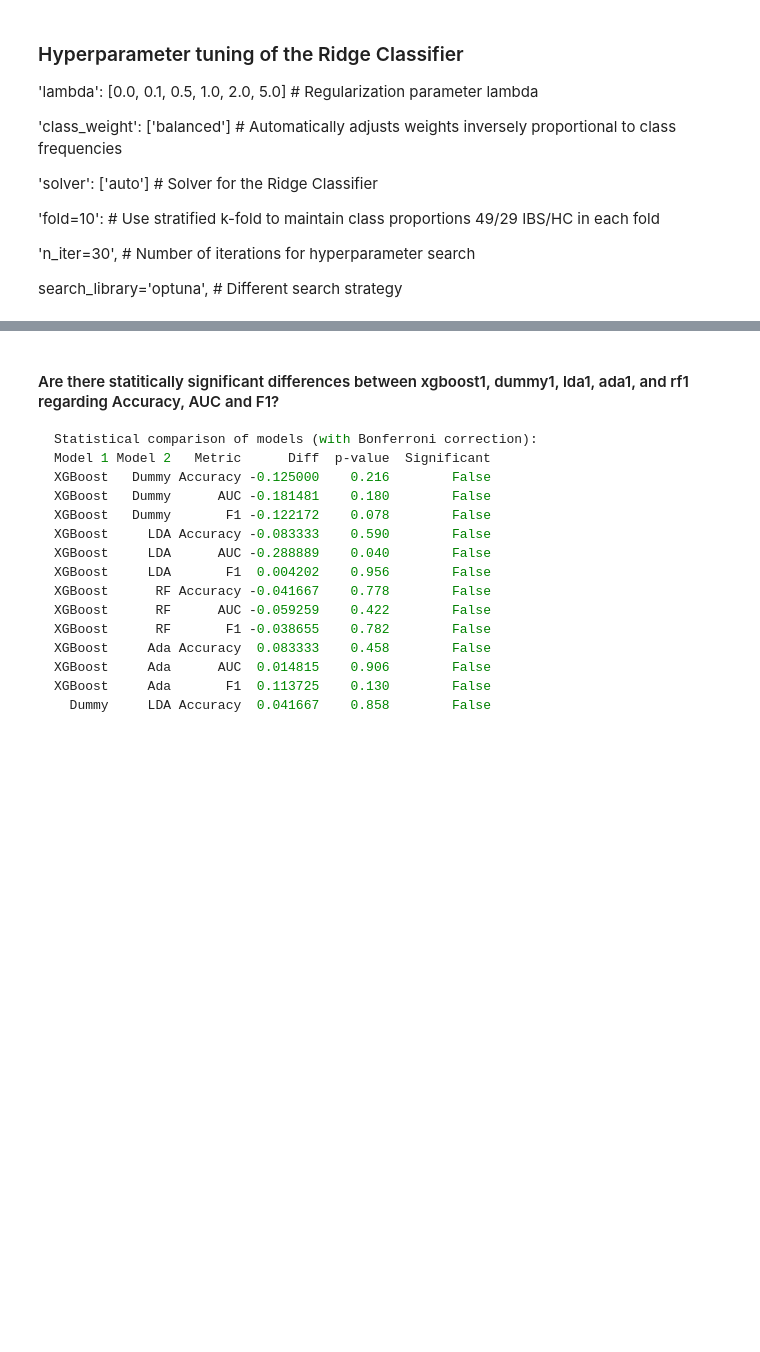
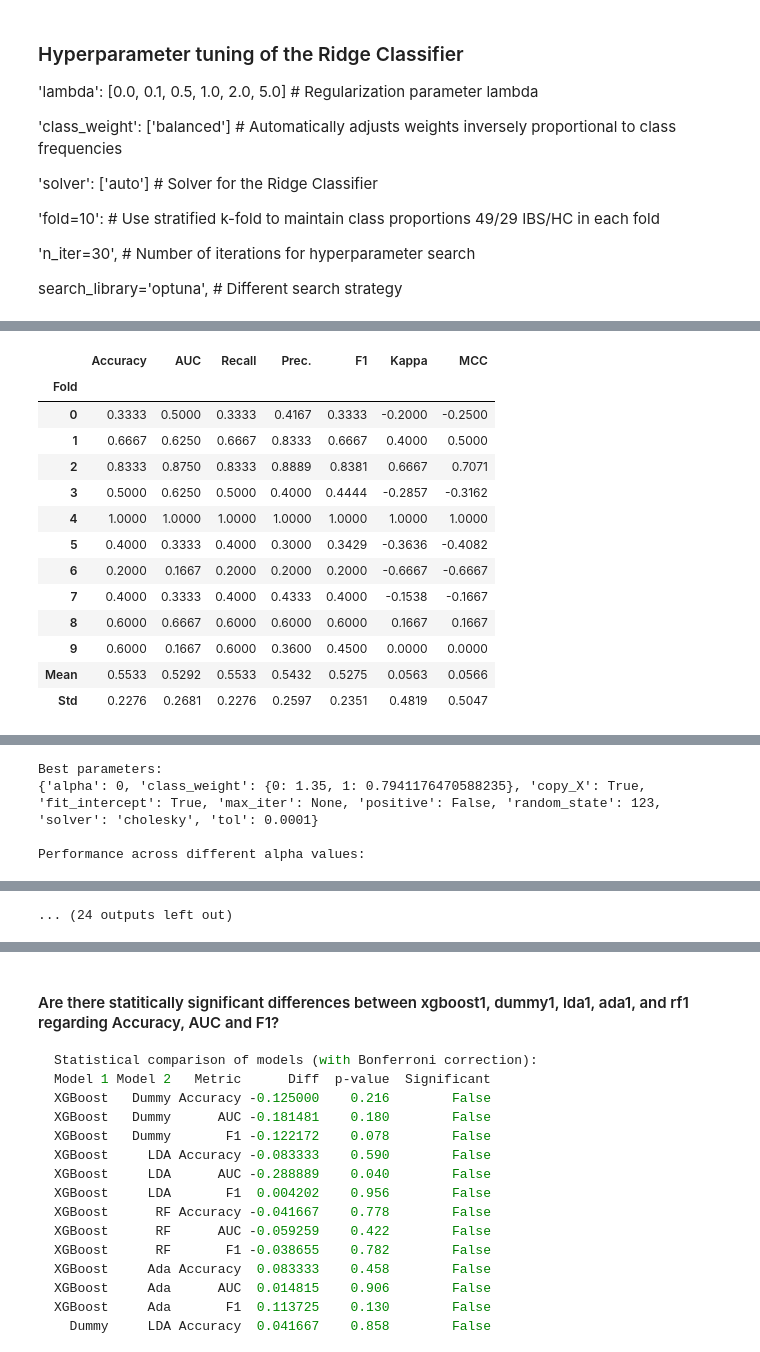
Before and after one commit to arvidl/ibs-brain, a Jupyter notebook: notebooks/05-predicting-IBS-vs-HC-from-morphometric-measures.ipynb, the cells around one changed output, grey strips where cells are left out. Saved outputs shown, nothing was run; the diff lists cells and outputs as text; code cells hidden in the pictures; blank space fills up the shorter version.

```diff
--- a/notebooks/05-predicting-IBS-vs-HC-from-morphometric-measures.ipynb
+++ b/notebooks/05-predicting-IBS-vs-HC-from-morphometric-measures.ipynb
@@ -934,0 +952,60 @@ Name: count, dtype: int64
+# %%
+# Get training and test data
+X_train = get_config('X_train')
+y_train = get_config('y_train')
+X_test = get_config('X_test')
+y_test = get_config('y_test')
+
+# Convert labels to numeric
+label_map = {'0_HC': 0, '1_IBS': 1}
+y_train_numeric = np.array([label_map[label] for label in y_train])
+y_test_numeric = np.array([label_map[label] for label in y_test])
+
+# Compute class weights for balanced training
+class_weights = compute_class_weight('balanced',
+                                   classes=np.unique(y_train_numeric),
+                                   y=y_train_numeric)
+weight_dict = dict(zip(np.unique(y_train_numeric), class_weights))
+
+# Define a comprehensive grid of alpha values including 0 (equivalent to logistic regression)
+alpha_grid = [0, 0.0001, 0.001, 0.01, 0.1, 0.5, 1.0, 2.0, 5.0, 10.0]
+
+# Tune Ridge Classifier with different alphas
+tuned_ridge = tune_model(ridge1,
+                        custom_grid={
+                            'alpha': alpha_grid,
+                            'class_weight': [None, 'balanced', weight_dict],
+                            'solver': ['auto', 'svd', 'cholesky'],
+                            'tol': [1e-4]
+                        },
+                        optimize='AUC',
+                        search_library='optuna',
+                        n_iter=100,
+                        fold=10)
+
+# Print detailed results
+print("\nBest parameters:")
+print(tuned_ridge.get_params())
+
+print("\nPerformance across different alpha values:")
+results = []
+for alpha in alpha_grid:
+    model = create_model('ridge', alpha=alpha, class_weight='balanced')
+    # Use decision_function instead of predict_proba
+    decision_scores = model.decision_function(X_test)
+    auc = roc_auc_score(y_test_numeric, decision_scores)
+    results.append({'alpha': alpha, 'AUC': auc})
+
+for result in results:
+    print(f"Alpha: {result['alpha']:.4f}, AUC: {result['AUC']:.4f}")
+
+# Plot AUC vs alpha
+import matplotlib.pyplot as plt
+plt.figure(figsize=(10, 6))
+plt.semilogx([r['alpha'] for r in results], [r['AUC'] for r in results], '-o')
+plt.xlabel('Alpha (log scale)')
+plt.ylabel('AUC')
+plt.title('AUC vs Regularization Strength (Alpha)')
+plt.grid(True)
+plt.show()
+# %% [output]
@@ -934,0 +1013,14 @@ Name: count, dtype: int64
+|  | Accuracy | AUC | Recall | Prec. | F1 | Kappa | MCC |
+| Fold |  |  |  |  |  |  |  |
+| 0 | 0.3333 | 0.5000 | 0.3333 | 0.4167 | 0.3333 | -0.2000 | -0.2500 |
+| 1 | 0.6667 | 0.6250 | 0.6667 | 0.8333 | 0.6667 | 0.4000 | 0.5000 |
+| 2 | 0.8333 | 0.8750 | 0.8333 | 0.8889 | 0.8381 | 0.6667 | 0.7071 |
+| 3 | 0.5000 | 0.6250 | 0.5000 | 0.4000 | 0.4444 | -0.2857 | -0.3162 |
+| 4 | 1.0000 | 1.0000 | 1.0000 | 1.0000 | 1.0000 | 1.0000 | 1.0000 |
+| 5 | 0.4000 | 0.3333 | 0.4000 | 0.3000 | 0.3429 | -0.3636 | -0.4082 |
+| 6 | 0.2000 | 0.1667 | 0.2000 | 0.2000 | 0.2000 | -0.6667 | -0.6667 |
+| 7 | 0.4000 | 0.3333 | 0.4000 | 0.4333 | 0.4000 | -0.1538 | -0.1667 |
+| 8 | 0.6000 | 0.6667 | 0.6000 | 0.6000 | 0.6000 | 0.1667 | 0.1667 |
+| 9 | 0.6000 | 0.1667 | 0.6000 | 0.3600 | 0.4500 | 0.0000 | 0.0000 |
+| Mean | 0.5533 | 0.5292 | 0.5533 | 0.5432 | 0.5275 | 0.0563 | 0.0566 |
+| Std | 0.2276 | 0.2681 | 0.2276 | 0.2597 | 0.2351 | 0.4819 | 0.5047 |
@@ -934,0 +1028,4 @@ Name: count, dtype: int64
+Best parameters:
+{'alpha': 0, 'class_weight': {0: 1.35, 1: 0.7941176470588235}, 'copy_X': True, 'fit_intercept': True, 'max_iter': None, 'positive': False, 'random_state': 123, 'solver': 'cholesky', 'tol': 0.0001}
+
+Performance across different alpha values:
@@ -934,0 +1079 @@ Name: count, dtype: int64
+... (24 outputs left out)
```
Also changed, not shown: parts of 12 cells of this notebook, 1 other file.
